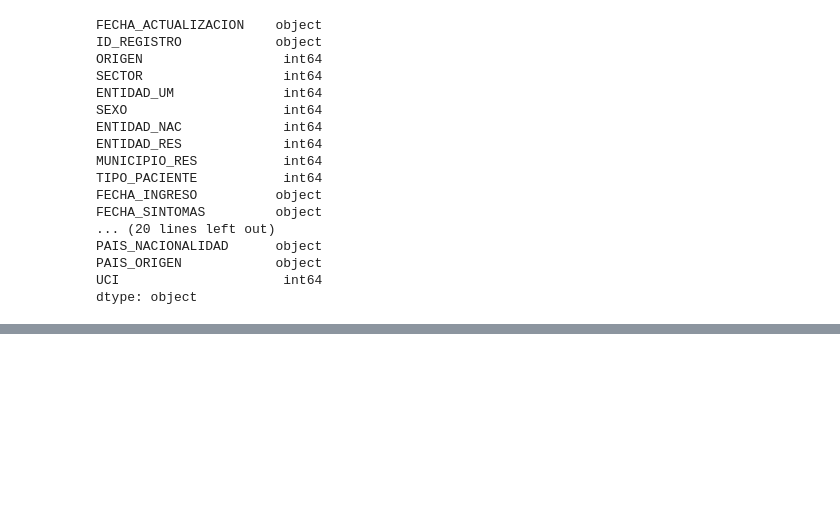
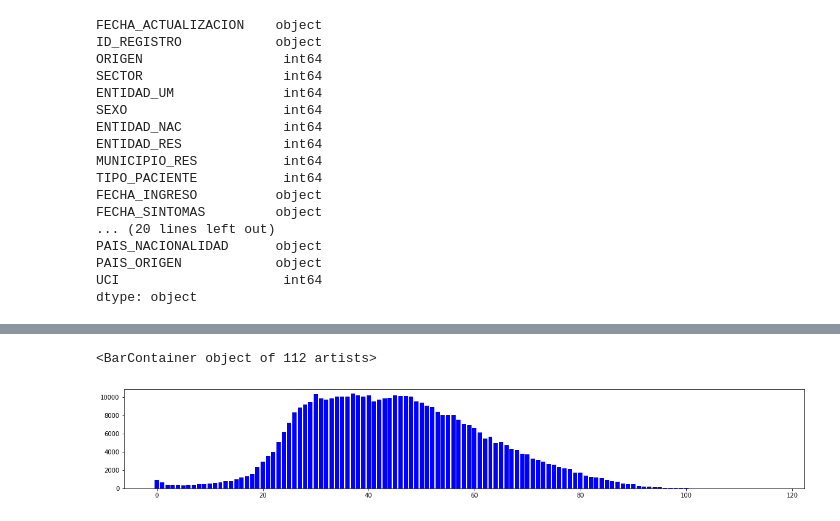
Before and after one commit to berelieta/project1, a Jupyter notebook: Exploración y Limpieza Datos.ipynb, the cells around one changed output, grey strips where cells are left out. Drawn from its saved outputs; the diff is of its cells as text; code cells hidden in the pictures; blank space fills up the shorter version.

```diff
--- a/Exploración y Limpieza Datos.ipynb
+++ b/Exploración y Limpieza Datos.ipynb
@@ -166,0 +177,3 @@ plt.bar(statsEstado_df['NOMBRE_ESTADO'], statsEstado_df['TASA_FALLECIMIENTOS'],
+# %%
+edad_df = df['EDAD'].value_counts(sort=True).reset_index()
+edad_df.sort_values('index')
@@ -166,0 +194,6 @@ plt.bar(statsEstado_df['NOMBRE_ESTADO'], statsEstado_df['TASA_FALLECIMIENTOS'],
+# %%
+plt.figure(figsize=(20,3))
+plt.bar(edad_df['index'], edad_df['EDAD'], color="b", align="center")
+# %% [output]
+<BarContainer object of 112 artists>
+[figure, added]
```
Also changed, not shown: parts of 11 cells of this notebook.
